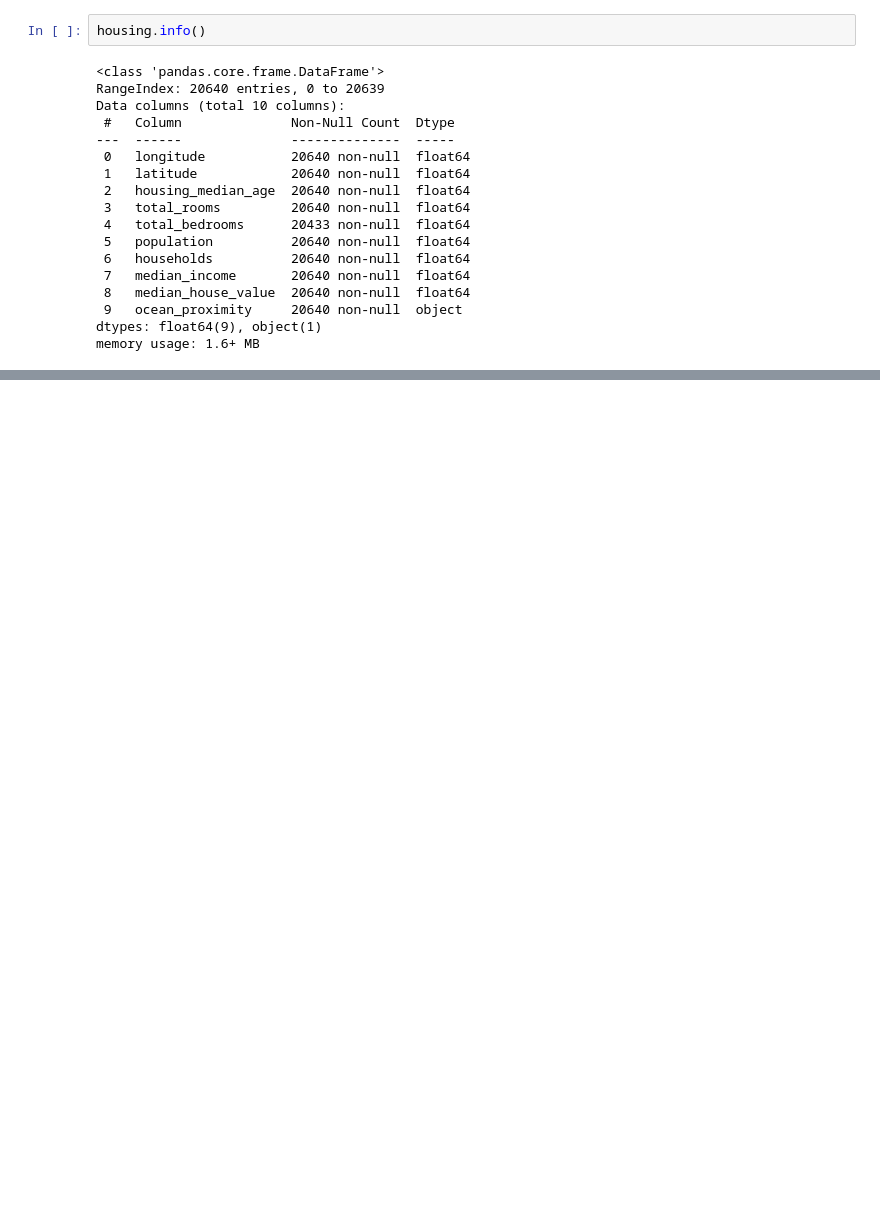
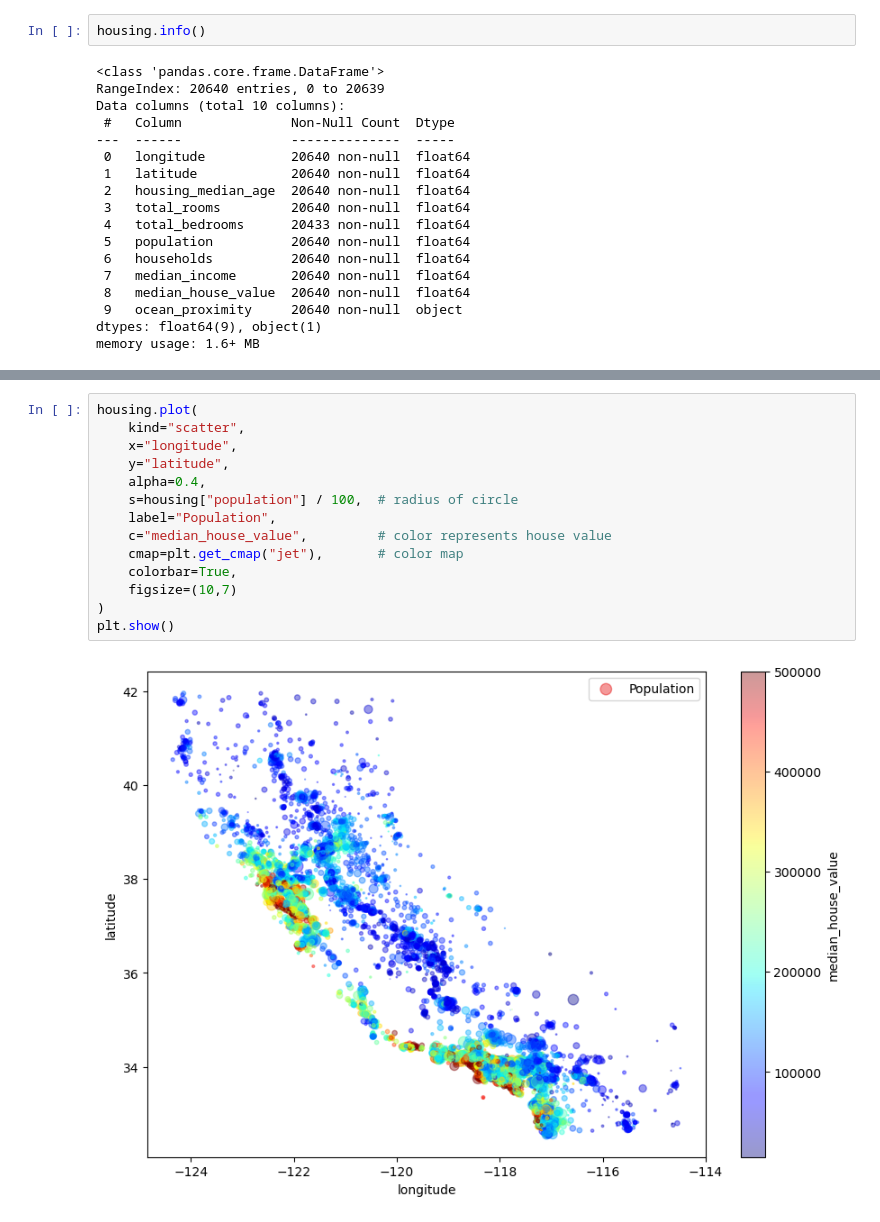
Before and after one commit to ngusadeep/house-price-prediction, a Jupyter notebook: house-price-prediction.ipynb, the cells around one changed output, grey strips where cells are left out. Saved outputs shown, nothing was run; the diff lists cells and outputs as text; blank space fills up the shorter version.

```diff
--- a/house-price-prediction.ipynb
+++ b/house-price-prediction.ipynb
@@ -53,0 +279,16 @@ memory usage: 1.6+ MB
+# %%
+housing.plot(
+    kind="scatter",
+    x="longitude",
+    y="latitude",
+    alpha=0.4,
+    s=housing["population"] / 100,  # radius of circle
+    label="Population",
+    c="median_house_value",         # color represents house value
+    cmap=plt.get_cmap("jet"),       # color map
+    colorbar=True,
+    figsize=(10,7)
+)
+plt.show()
+# %% [output]
+[figure, added]
```
Also changed, not shown: parts of 31 cells of this notebook.
